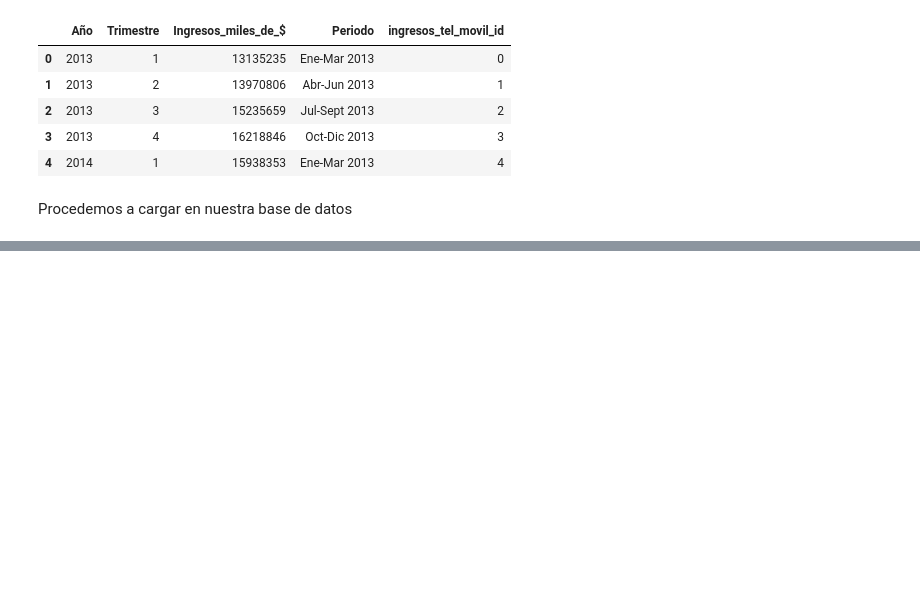
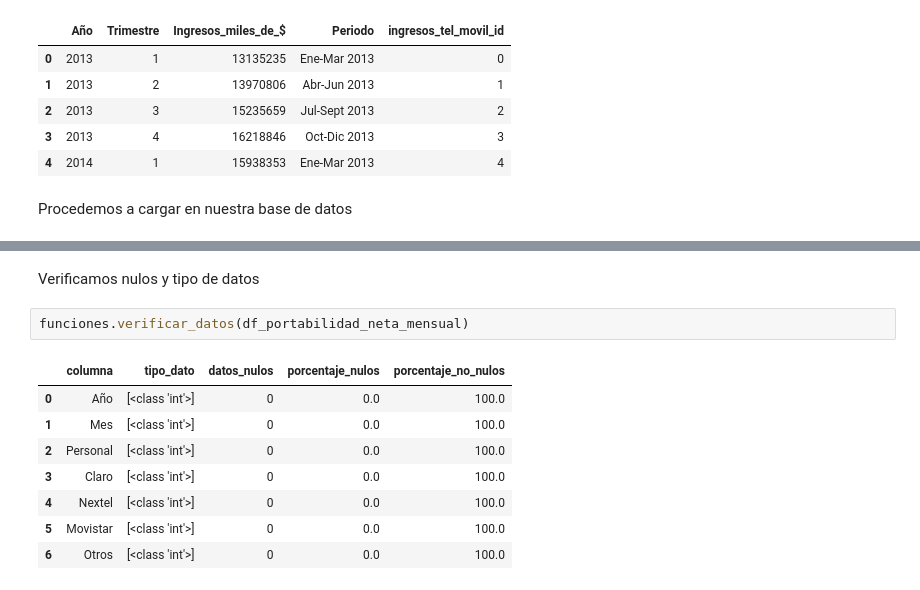
Before and after one commit to freddyv1828/Telecomunicaciones, a Jupyter notebook: Notebooks/Etl_tel_movil.ipynb, the cells around one changed output, grey strips where cells are left out. Drawn from its saved outputs; the diff is of its cells as text; blank space fills up the shorter version.

```diff
--- a/Notebooks/Etl_tel_movil.ipynb
+++ b/Notebooks/Etl_tel_movil.ipynb
@@ -61,0 +97,13 @@ df_ingresos_tl_movil.to_sql("ingreso_telefonia_movil", con=conexion_bd.engine, i
+# %% [markdown]
+Verificamos nulos y tipo de datos
+# %%
+funciones.verificar_datos(df_portabilidad_neta_mensual)
+# %% [output]
+|  | columna | tipo_dato | datos_nulos | porcentaje_nulos | porcentaje_no_nulos |
+| 0 | Año | [<class 'int'>] | 0 | 0.0 | 100.0 |
+| 1 | Mes | [<class 'int'>] | 0 | 0.0 | 100.0 |
+| 2 | Personal | [<class 'int'>] | 0 | 0.0 | 100.0 |
+| 3 | Claro | [<class 'int'>] | 0 | 0.0 | 100.0 |
+| 4 | Nextel | [<class 'int'>] | 0 | 0.0 | 100.0 |
+| 5 | Movistar | [<class 'int'>] | 0 | 0.0 | 100.0 |
+| 6 | Otros | [<class 'int'>] | 0 | 0.0 | 100.0 |
```
Also changed, not shown: parts of 18 cells of this notebook, 10 other files.
